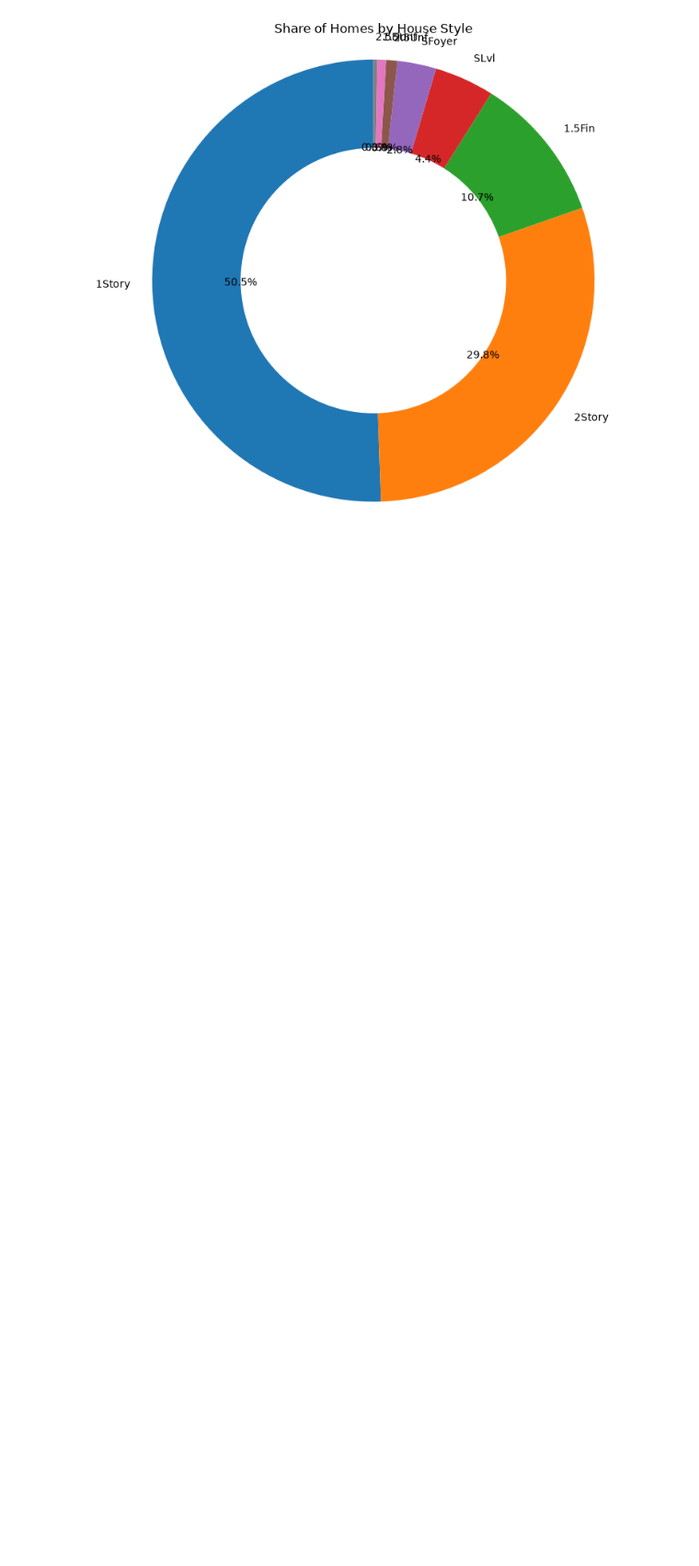
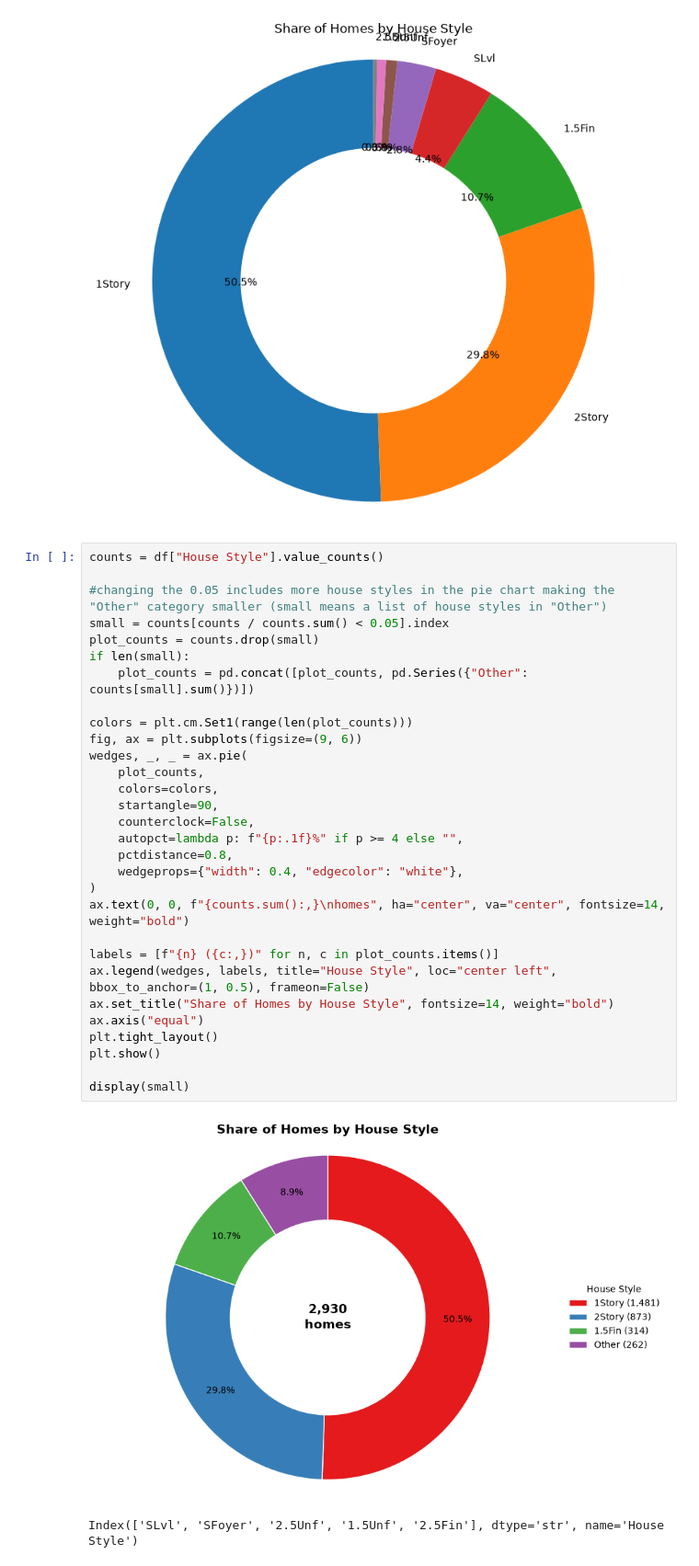
Before and after one commit to ionutelu/LabML, a Jupyter notebook: lab1.ipynb, the cells around one changed output. Shown at 92% size. Saved outputs shown, nothing was run; the diff lists cells and outputs as text; blank space fills up the shorter version.

Commit message:
Lab1/Change donut chart so that it is more readable, Add solution for finding outliers, Start possible solution for handling missing values

```diff
--- a/lab1.ipynb
+++ b/lab1.ipynb
@@ -178,6 +273,39 @@ plt.tight_layout()
 plt.show()
 # %% [output]
 [figure]
+# %%
+counts = df["House Style"].value_counts()
+
+#changing the 0.05 includes more house styles in the pie chart making the "Other" category smaller (small means a list of house styles in "Other")
+small = counts[counts / counts.sum() < 0.05].index
+plot_counts = counts.drop(small)
+if len(small):
+    plot_counts = pd.concat([plot_counts, pd.Series({"Other": counts[small].sum()})])
+
+colors = plt.cm.Set1(range(len(plot_counts)))
+fig, ax = plt.subplots(figsize=(9, 6))
+wedges, _, _ = ax.pie(
+    plot_counts,
+    colors=colors,
+    startangle=90,
+    counterclock=False,
+    autopct=lambda p: f"{p:.1f}%" if p >= 4 else "",
+    pctdistance=0.8,
+    wedgeprops={"width": 0.4, "edgecolor": "white"},
+)
+ax.text(0, 0, f"{counts.sum():,}\nhomes", ha="center", va="center", fontsize=14, weight="bold")
+
+labels = [f"{n} ({c:,})" for n, c in plot_counts.items()]
+ax.legend(wedges, labels, title="House Style", loc="center left", bbox_to_anchor=(1, 0.5), frameon=False)
+ax.set_title("Share of Homes by House Style", fontsize=14, weight="bold")
+ax.axis("equal")
+plt.tight_layout()
+plt.show()
+
+display(small)
+# %% [output]
+[figure, added]
+Index(['SLvl', 'SFoyer', '2.5Unf', '1.5Unf', '2.5Fin'], dtype='str', name='House Style')
 # %%
 plt.figure(figsize=(10, 5))
 
```
Also changed, not shown: parts of 3 cells of this notebook.
